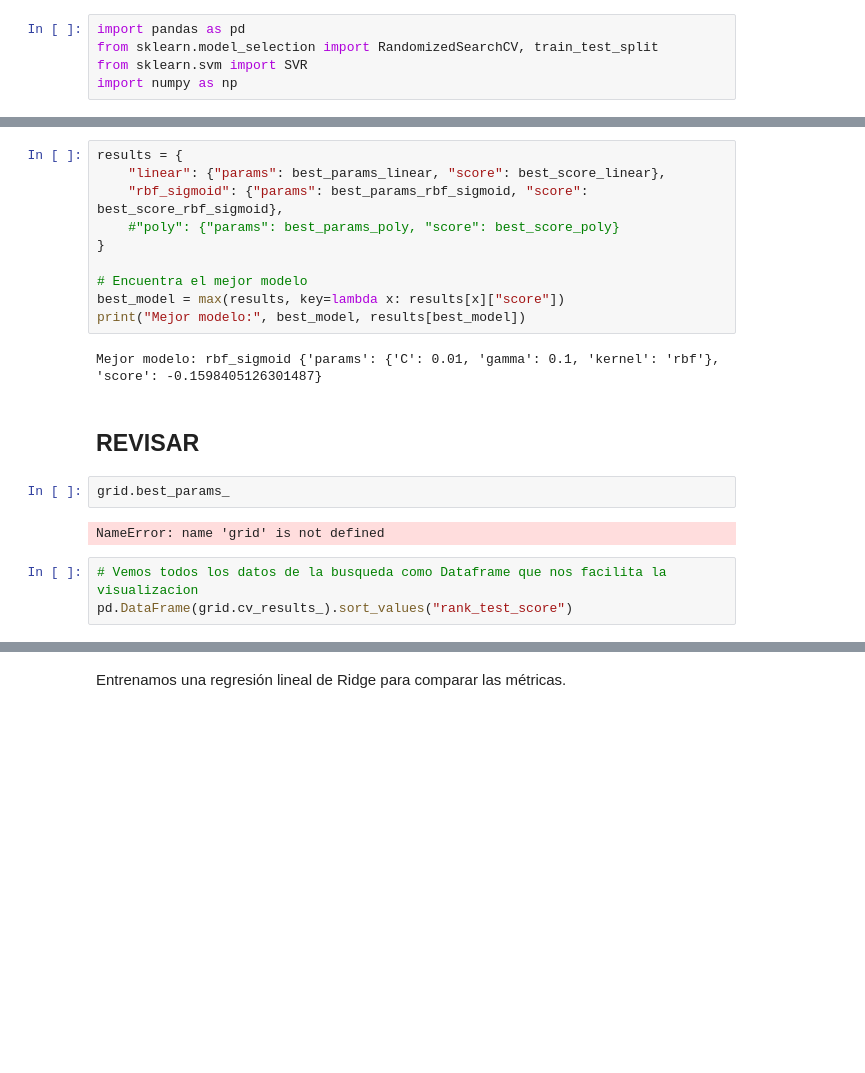
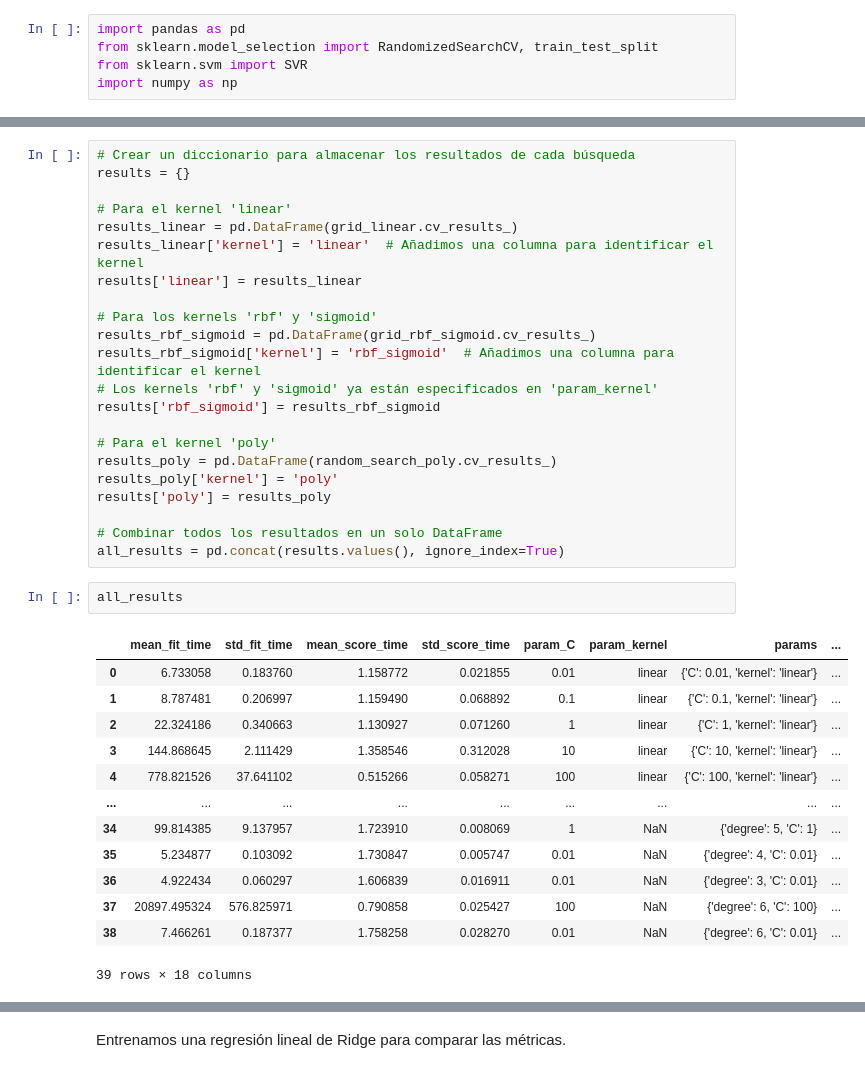
Before and after one commit to mlmicozzi/SPOTIFY, a Jupyter notebook: svr.ipynb, the cells around one changed output, grey strips where cells are left out. Saved outputs shown, nothing was run; the diff lists cells and outputs as text; blank space fills up the shorter version.

```diff
--- a/svr.ipynb
+++ b/svr.ipynb
@@ -209,21 +293,38 @@ best_score_rbf_sigmoid = grid_rbf_sigmoid.best_score_
-# %%
-results = {
-    "linear": {"params": best_params_linear, "score": best_score_linear},
-    "rbf_sigmoid": {"params": best_params_rbf_sigmoid, "score": best_score_rbf_sigmoid},
-    #"poly": {"params": best_params_poly, "score": best_score_poly}
-}
-
-# Encuentra el mejor modelo
-best_model = max(results, key=lambda x: results[x]["score"])
-print("Mejor modelo:", best_model, results[best_model])
-# %% [output]
-Mejor modelo: rbf_sigmoid {'params': {'C': 0.01, 'gamma': 0.1, 'kernel': 'rbf'}, 'score': -0.1598405126301487}
-# %% [markdown]
-## REVISAR
-# %%
-grid.best_params_
-# %% [output]
-NameError: name 'grid' is not defined
-# %%
-# Vemos todos los datos de la busqueda como Dataframe que nos facilita la visualizacion
-pd.DataFrame(grid.cv_results_).sort_values("rank_test_score")
+# %%
+# Crear un diccionario para almacenar los resultados de cada búsqueda
+results = {}
+
+# Para el kernel 'linear'
+results_linear = pd.DataFrame(grid_linear.cv_results_)
+results_linear['kernel'] = 'linear'  # Añadimos una columna para identificar el kernel
+results['linear'] = results_linear
+
+# Para los kernels 'rbf' y 'sigmoid'
+results_rbf_sigmoid = pd.DataFrame(grid_rbf_sigmoid.cv_results_)
+results_rbf_sigmoid['kernel'] = 'rbf_sigmoid'  # Añadimos una columna para identificar el kernel
+# Los kernels 'rbf' y 'sigmoid' ya están especificados en 'param_kernel'
+results['rbf_sigmoid'] = results_rbf_sigmoid
+
+# Para el kernel 'poly'
+results_poly = pd.DataFrame(random_search_poly.cv_results_)
+results_poly['kernel'] = 'poly'
+results['poly'] = results_poly
+
+# Combinar todos los resultados en un solo DataFrame
+all_results = pd.concat(results.values(), ignore_index=True)
+# %%
+all_results
+# %% [output]
+|  | mean_fit_time | std_fit_time | mean_score_time | std_score_time | param_C | param_kernel | params | ... |
+| 0 | 6.733058 | 0.183760 | 1.158772 | 0.021855 | 0.01 | linear | {'C': 0.01, 'kernel': 'linear'} | ... |
+| 1 | 8.787481 | 0.206997 | 1.159490 | 0.068892 | 0.1 | linear | {'C': 0.1, 'kernel': 'linear'} | ... |
+| 2 | 22.324186 | 0.340663 | 1.130927 | 0.071260 | 1 | linear | {'C': 1, 'kernel': 'linear'} | ... |
+| 3 | 144.868645 | 2.111429 | 1.358546 | 0.312028 | 10 | linear | {'C': 10, 'kernel': 'linear'} | ... |
+| 4 | 778.821526 | 37.641102 | 0.515266 | 0.058271 | 100 | linear | {'C': 100, 'kernel': 'linear'} | ... |
+| ... | ... | ... | ... | ... | ... | ... | ... | ... |
+| 34 | 99.814385 | 9.137957 | 1.723910 | 0.008069 | 1 | NaN | {'degree': 5, 'C': 1} | ... |
+| 35 | 5.234877 | 0.103092 | 1.730847 | 0.005747 | 0.01 | NaN | {'degree': 4, 'C': 0.01} | ... |
+| 36 | 4.922434 | 0.060297 | 1.606839 | 0.016911 | 0.01 | NaN | {'degree': 3, 'C': 0.01} | ... |
+| 37 | 20897.495324 | 576.825971 | 0.790858 | 0.025427 | 100 | NaN | {'degree': 6, 'C': 100} | ... |
+| 38 | 7.466261 | 0.187377 | 1.758258 | 0.028270 | 0.01 | NaN | {'degree': 6, 'C': 0.01} | ... |
+39 rows × 18 columns
```
Also changed, not shown: parts of 28 cells of this notebook, 4 other files.
